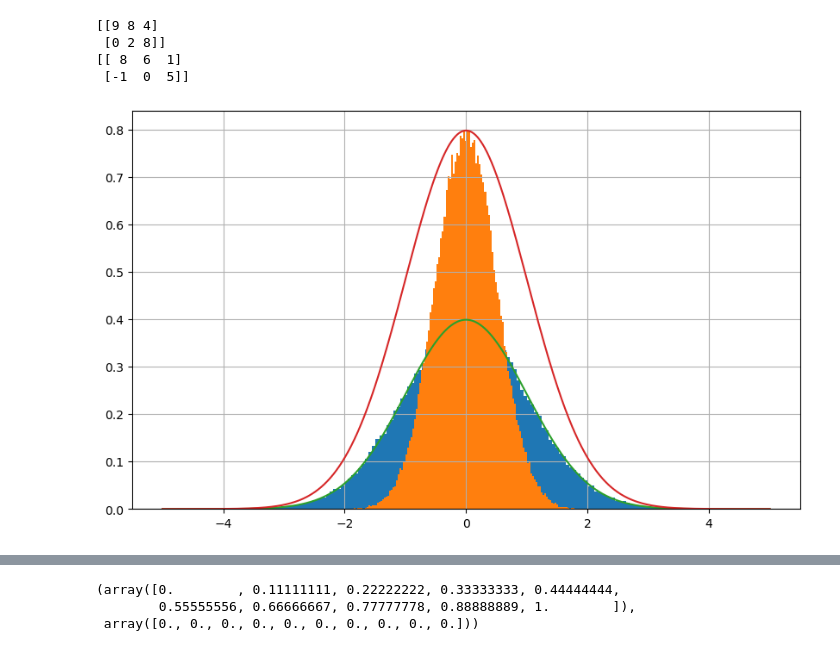
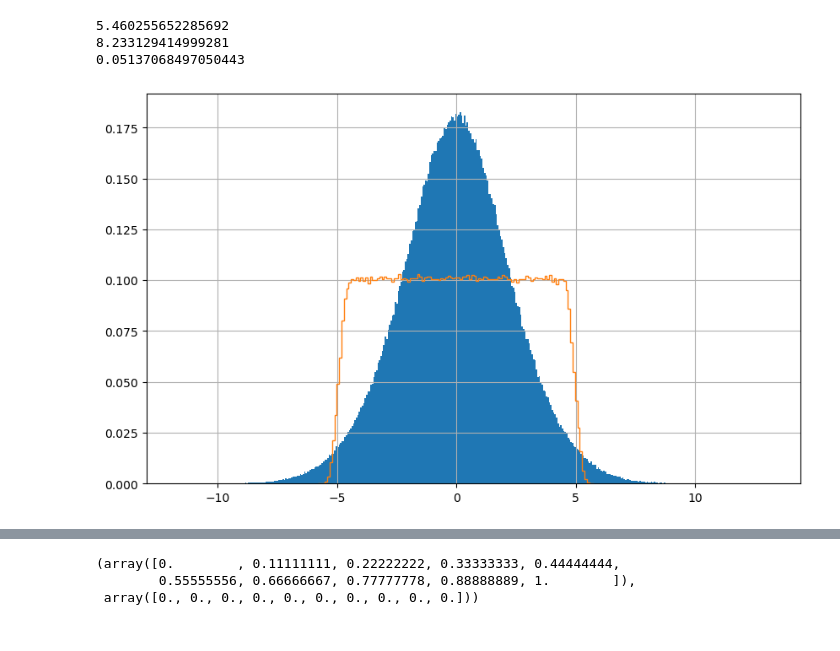
Before and after one commit to marcgrillo/mcwmc2_pt2, a Jupyter notebook: notebook.ipynb, the cells around one changed output, grey strips where cells are left out. Drawn from its saved outputs; the diff is of its cells as text; code cells hidden in the pictures.

```diff
--- a/notebook.ipynb
+++ b/notebook.ipynb
@@ -6,13 +6,3 @@ from scipy.stats import truncnorm
 from scipy.special import logsumexp
 import tqdm
 import time
-# %%
-a = np.random.randint(0,10, size = (2,3))
-print(a)
-b = a - np.array([1,2,3])
-print(b)
-# %% [output]
-[[9 8 4]
- [0 2 8]]
-[[ 8  6  1]
- [-1  0  5]]
@@ -294,16 +8,0 @@ def sampling_an(n, x, sn, scale):
-# %%
-m = 0.5
-a = norm.rvs(loc = 0, scale = 1, size=100000)
-a2 = m*a
-x = np.linspace(-5,5,1000)
-y = norm.pdf(x, loc = 0, scale = 1)
-y2 = y/m
-plt.figure(figsize=[10,6])
-plt.hist(a, bins='auto', density = True)
-plt.hist(a2, bins='auto', density = True)
-plt.plot(x,y)
-plt.plot(x,y2)
-plt.grid()
-plt.show()
-# %% [output]
-[figure, removed]
@@ -310,3 +393,47 @@ plt.show()
+# %%
+x = np.linspace(-5,5,1000000)
+sn = 0.1
+parss = np.array([0.8, 2.5, 1.5])
+y = np.zeros(len(x))
+y2 = np.copy(y)
+y3 = np.copy(y)
+trans = 2
+
+nn = 10
+#for _ in range(nn):
+    #acca = h(parss, (1,len(x)))
+    #acca2 = h2(parss, x, sn, trans)
+    #acca3 = h3(parss, x, sn, trans)
+    #y += norm.pdf( acca , loc = x, scale = sn)
+    #y2 += norm.pdf( acca2 , loc = x, scale = sn)
+    #y3 += norm.pdf( acca3 , loc = x, scale = sn)
+
+y = y/nn
+y2 = y2/nn
+y2 = y2/np.trapz(y2, x=x)
+y3 = y3/nn
+y3 = y3/np.trapz(y3, x=x)
+
+acca = h(parss, (1,1000000))
+print(np.var(acca))
+acca2 = h3(parss, x, sn, trans)
+print(np.var(acca2))
+acca3 = acca[np.random.uniform(0,1,len(acca))<= norm.pdf( acca, loc = 1, scale = trans*sn)  ]
+print(np.var(acca3))
+
+plt.figure(figsize=[10,6])
+plt.hist(acca, bins = 'auto', density=True)
+plt.hist(acca2, bins = 'auto', density=True, histtype='step')
+#plt.scatter(x,y)
+#plt.scatter(x,y2, color = 'orange')
+#plt.scatter(x,y3, color = 'red')
+plt.grid()
+plt.show()
+# %% [output]
+5.460255652285692
+8.233129414999281
+0.05137068497050443
+[figure, added]
 # %%
 l1 = []
 l2 = []
```
Also changed, not shown: parts of 9 cells of this notebook.
